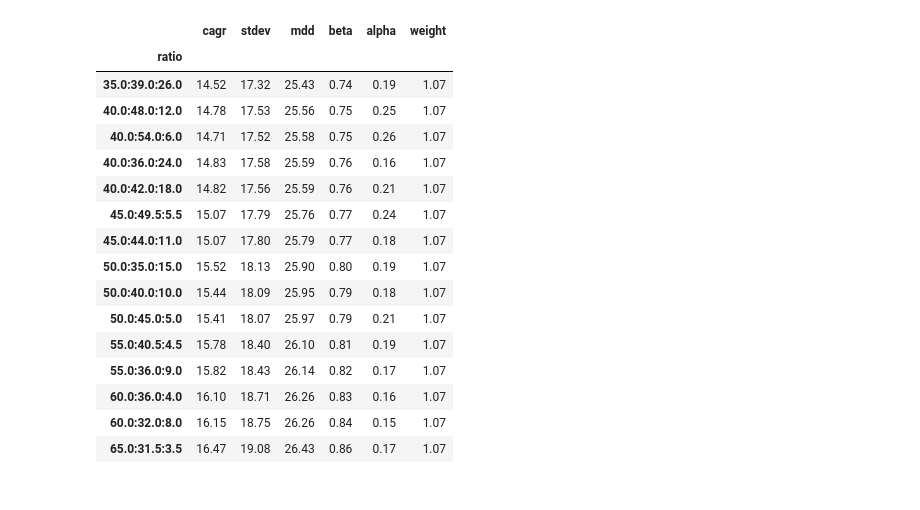
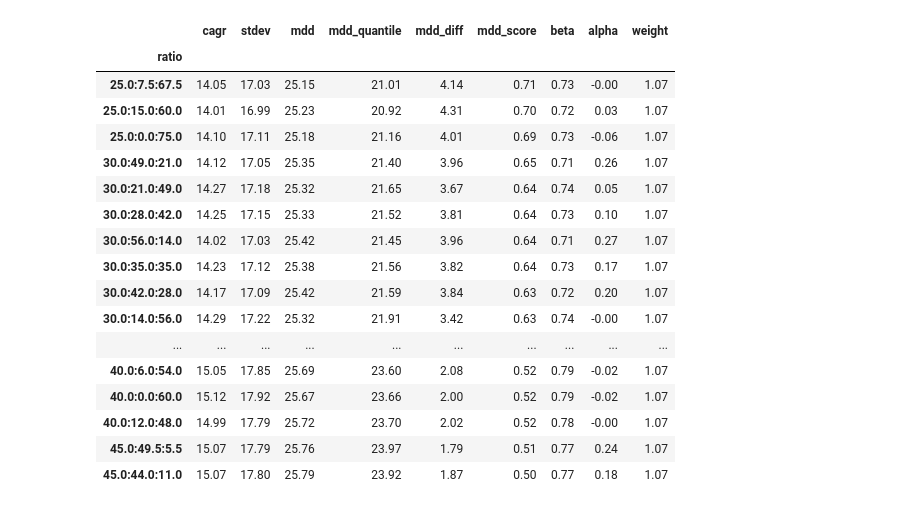
Before and after one commit to RookImS/portfolio_tool, a Jupyter notebook: portfolio.ipynb, the cells around one changed output. Drawn from its saved outputs; the diff is of its cells as text; code cells hidden in the pictures.

Commit message:
Modify code for buysell_ratio, Add buysell_ratio_data

```diff
--- a/portfolio.ipynb
+++ b/portfolio.ipynb
@@ -97 +168,3 @@ for qqq_weight in range(0, 100, 5):
+# %%
+buysell_ratio_stats = pd.read_csv('./buysell_ratio_stats.csv', index_col=0)
 # %%
@@ -101,0 +176,2 @@ stats
+# %%
+stats = buysell_ratio_stats.copy()
@@ -105,15 +183,13 @@ weight_map = {0: 1.0, 1: 1.0, 2: 1.0, 3: 1.0, 4: 1.0,
               7: 1.2, 8: 1.2}
 
 stats['weight'] = stats.index.map(lambda x: weight_map[x % 9])
-stats
 
 def weighted_alpha_mean(group):
     d = group['alpha']
     w = group['weight']
     return (d * w).sum() / w.sum()
 
-weighted_alpha_stat = stats.groupby('ratio').apply(weighted_alpha_mean)
-weighted_alpha_stat = weighted_alpha_stat.sort_values(ascending=False)
-
-pd.set_option('display.max_rows', None)
-weighted_alpha_stat
+# stat_summary_weighted_alpha = stats.groupby(['ratio', 'b_r', 's_r']).apply(weighted_alpha_mean)
+# stat_summary_mdd_quantile = stats.groupby(['ratio', 'b_r', 's_r'])['mdd'].quantile(0.25)
+stat_summary_weighted_alpha = stats.groupby(['ratio']).apply(weighted_alpha_mean)
+stat_summary_mdd_quantile = stats.groupby(['ratio'])['mdd'].quantile(0.25)
@@ -120,28 +226,34 @@ weighted_alpha_stat
 # %%
 stat_summary = stats.groupby(['ratio']).mean()
-stat_summary['alpha'] = weighted_alpha_stat
-stat_summary = stat_summary.sort_values(by='alpha', ascending=False)
-stat_summary = stat_summary[stat_summary['alpha'] > 0]
-stat_summary.sort_values(by='mdd', ascending=True, inplace=True)
-stat_summary[(stat_summary['cagr'] > 14.5) & (stat_summary['alpha'] > 0.15)]
+stat_summary['alpha'] = stat_summary_weighted_alpha
+stat_summary.insert(3, 'mdd_quantile', stat_summary_mdd_quantile)
+stat_summary.insert(4, 'mdd_diff', stat_summary['mdd'] - stat_summary['mdd_quantile'])
+
+stat_summary.insert(5, 'mdd_score', (stat_summary['mdd_diff'].rank(pct=True) * 0.75 + 0.25) * ((1 -stat_summary['mdd'].rank(pct=True)) * 0.5 + 0.5))
+
+stat_summary = stat_summary[(stat_summary['cagr'] > 14) & (stat_summary['mdd_score'] > 0.5)]
+stat_summary.sort_values(by='mdd_score', ascending=False, inplace=True)
+
+stat_summary
 # %% [output]
-|  | cagr | stdev | mdd | beta | alpha | weight |
-| ratio |  |  |  |  |  |  |
-| 35.0:39.0:26.0 | 14.52 | 17.32 | 25.43 | 0.74 | 0.19 | 1.07 |
-| 40.0:48.0:12.0 | 14.78 | 17.53 | 25.56 | 0.75 | 0.25 | 1.07 |
-| 40.0:54.0:6.0 | 14.71 | 17.52 | 25.58 | 0.75 | 0.26 | 1.07 |
-| 40.0:36.0:24.0 | 14.83 | 17.58 | 25.59 | 0.76 | 0.16 | 1.07 |
-| 40.0:42.0:18.0 | 14.82 | 17.56 | 25.59 | 0.76 | 0.21 | 1.07 |
-| 45.0:49.5:5.5 | 15.07 | 17.79 | 25.76 | 0.77 | 0.24 | 1.07 |
-| 45.0:44.0:11.0 | 15.07 | 17.80 | 25.79 | 0.77 | 0.18 | 1.07 |
-| 50.0:35.0:15.0 | 15.52 | 18.13 | 25.90 | 0.80 | 0.19 | 1.07 |
-| 50.0:40.0:10.0 | 15.44 | 18.09 | 25.95 | 0.79 | 0.18 | 1.07 |
-| 50.0:45.0:5.0 | 15.41 | 18.07 | 25.97 | 0.79 | 0.21 | 1.07 |
-| 55.0:40.5:4.5 | 15.78 | 18.40 | 26.10 | 0.81 | 0.19 | 1.07 |
-| 55.0:36.0:9.0 | 15.82 | 18.43 | 26.14 | 0.82 | 0.17 | 1.07 |
-| 60.0:36.0:4.0 | 16.10 | 18.71 | 26.26 | 0.83 | 0.16 | 1.07 |
-| 60.0:32.0:8.0 | 16.15 | 18.75 | 26.26 | 0.84 | 0.15 | 1.07 |
-| 65.0:31.5:3.5 | 16.47 | 19.08 | 26.43 | 0.86 | 0.17 | 1.07 |
+|  | cagr | stdev | mdd | mdd_quantile | mdd_diff | mdd_score | beta | alpha | weight |
+| ratio |  |  |  |  |  |  |  |  |  |
+| 25.0:7.5:67.5 | 14.05 | 17.03 | 25.15 | 21.01 | 4.14 | 0.71 | 0.73 | -0.00 | 1.07 |
+| 25.0:15.0:60.0 | 14.01 | 16.99 | 25.23 | 20.92 | 4.31 | 0.70 | 0.72 | 0.03 | 1.07 |
+| 25.0:0.0:75.0 | 14.10 | 17.11 | 25.18 | 21.16 | 4.01 | 0.69 | 0.73 | -0.06 | 1.07 |
+| 30.0:49.0:21.0 | 14.12 | 17.05 | 25.35 | 21.40 | 3.96 | 0.65 | 0.71 | 0.26 | 1.07 |
+| 30.0:21.0:49.0 | 14.27 | 17.18 | 25.32 | 21.65 | 3.67 | 0.64 | 0.74 | 0.05 | 1.07 |
+| 30.0:28.0:42.0 | 14.25 | 17.15 | 25.33 | 21.52 | 3.81 | 0.64 | 0.73 | 0.10 | 1.07 |
+| 30.0:56.0:14.0 | 14.02 | 17.03 | 25.42 | 21.45 | 3.96 | 0.64 | 0.71 | 0.27 | 1.07 |
+| 30.0:35.0:35.0 | 14.23 | 17.12 | 25.38 | 21.56 | 3.82 | 0.64 | 0.73 | 0.17 | 1.07 |
+| 30.0:42.0:28.0 | 14.17 | 17.09 | 25.42 | 21.59 | 3.84 | 0.63 | 0.72 | 0.20 | 1.07 |
+| 30.0:14.0:56.0 | 14.29 | 17.22 | 25.32 | 21.91 | 3.42 | 0.63 | 0.74 | -0.00 | 1.07 |
+| ... | ... | ... | ... | ... | ... | ... | ... | ... | ... |
+| 40.0:6.0:54.0 | 15.05 | 17.85 | 25.69 | 23.60 | 2.08 | 0.52 | 0.79 | -0.02 | 1.07 |
+| 40.0:0.0:60.0 | 15.12 | 17.92 | 25.67 | 23.66 | 2.00 | 0.52 | 0.79 | -0.02 | 1.07 |
+| 40.0:12.0:48.0 | 14.99 | 17.79 | 25.72 | 23.70 | 2.02 | 0.52 | 0.78 | -0.00 | 1.07 |
+| 45.0:49.5:5.5 | 15.07 | 17.79 | 25.76 | 23.97 | 1.79 | 0.51 | 0.77 | 0.24 | 1.07 |
+| 45.0:44.0:11.0 | 15.07 | 17.80 | 25.79 | 23.92 | 1.87 | 0.50 | 0.77 | 0.18 | 1.07 |
 # %%
 pd.set_option('display.max_rows', None)
 
```
Also changed, not shown: parts of 15 cells of this notebook, 2 other files.
